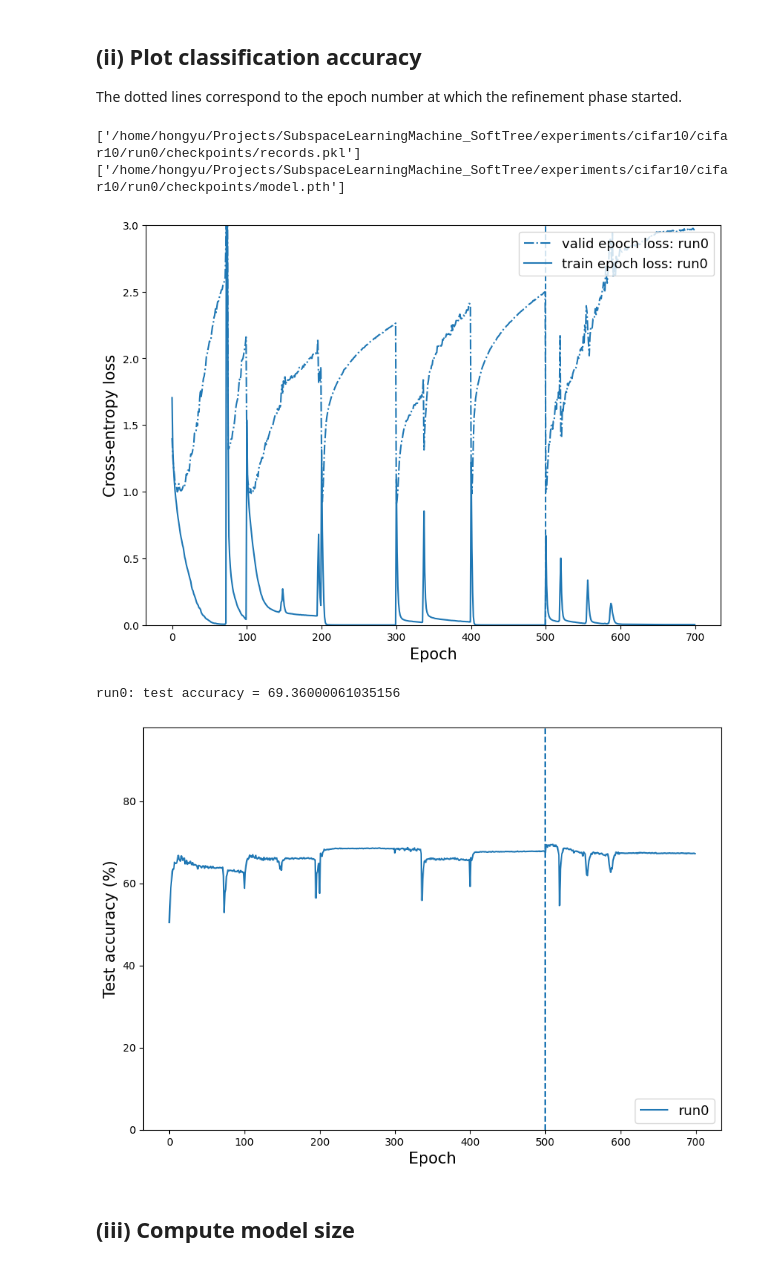
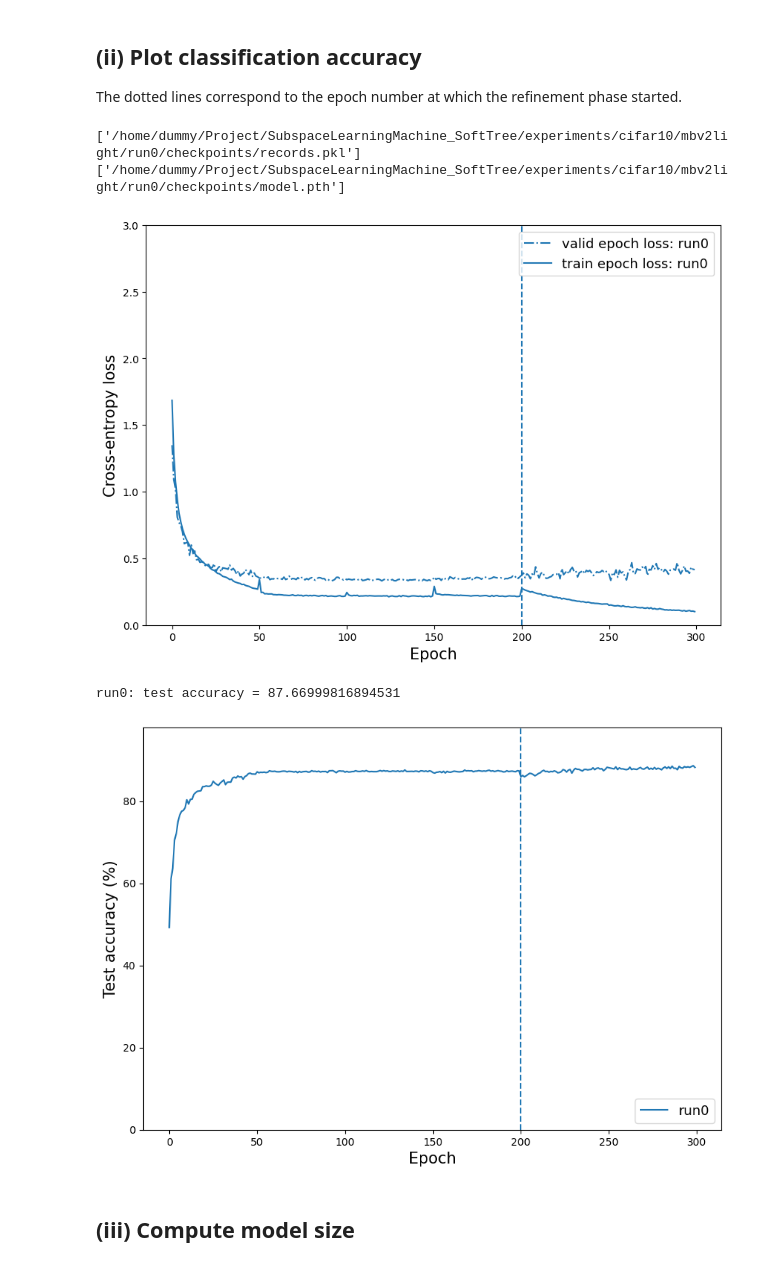
Before and after one commit to ChuniHiro/SubspaceLearningMachine_SoftTree, a Jupyter notebook: examples/evaluation_cifar10.ipynb, the cells around one changed output. Saved outputs shown, nothing was run; the diff lists cells and outputs as text; code cells hidden in the pictures.

Commit message:
update cifar10 evaluation

```diff
--- a/examples/evaluation_cifar10.ipynb
+++ b/examples/evaluation_cifar10.ipynb
@@ -13,23 +14,23 @@ The dotted lines correspond to the epoch number at which the refinement phase st
 # %%
 %matplotlib inline
 
-exp_dir = '/home/hongyu/Projects/SubspaceLearningMachine_SoftTree/experiments/cifar10/cifar10/'
+exp_dir = '/home/dummy/Project/SubspaceLearningMachine_SoftTree/experiments/cifar10/mbv2light/'
 # models_list = ["debug"]
 models_list = ["run0"]
 
 records_file_list = [exp_dir + model_name + '/checkpoints/records.pkl' for model_name in models_list]
 model_files = [exp_dir + model_name + '/checkpoints/model.pth' for model_name in models_list]
 
 print(records_file_list)
 print(model_files)
 
 visualization.plot_performance(records_file_list, models_list, ymax = 3.0, figsize=(10,7), finetune_position=True)
 visualization.plot_accuracy(records_file_list, models_list, figsize=(10,7), ymin=0, ymax=98, finetune_position=True)
 # %% [output]
-['/home/hongyu/Projects/SubspaceLearningMachine_SoftTree/experiments/cifar10/cifar10/run0/checkpoints/records.pkl']
-['/home/hongyu/Projects/SubspaceLearningMachine_SoftTree/experiments/cifar10/cifar10/run0/checkpoints/model.pth']
+['/home/dummy/Project/SubspaceLearningMachine_SoftTree/experiments/cifar10/mbv2light/run0/checkpoints/records.pkl']
+['/home/dummy/Project/SubspaceLearningMachine_SoftTree/experiments/cifar10/mbv2light/run0/checkpoints/model.pth']
-[figure, old version]
+[figure, new version]
-run0: test accuracy = 69.36000061035156
+run0: test accuracy = 87.66999816894531
-[figure, old version]
+[figure, new version]
 # %% [markdown]
 ## (iii) Compute model size
```
Also changed, not shown: parts of 3 cells of this notebook, 1 other file.
